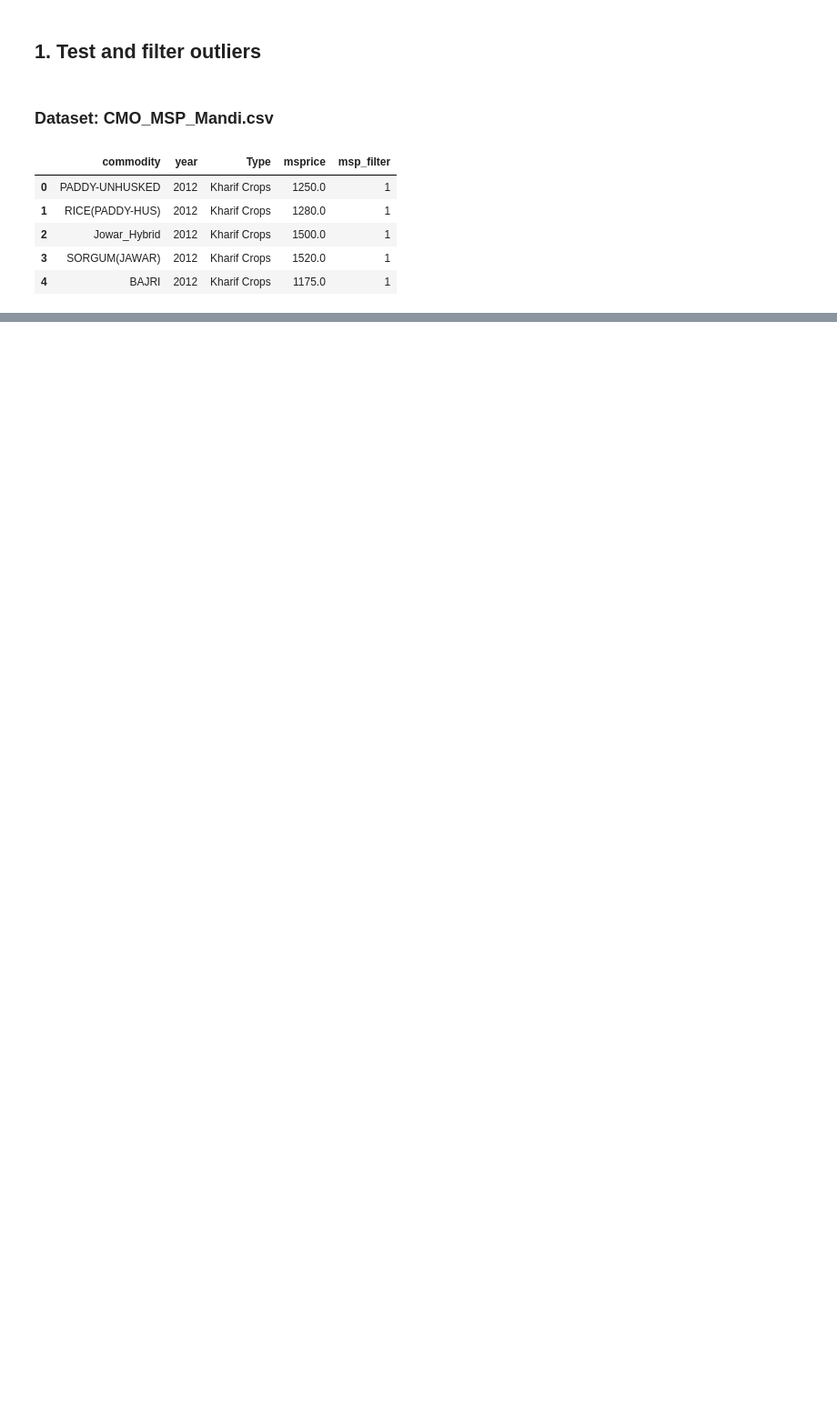
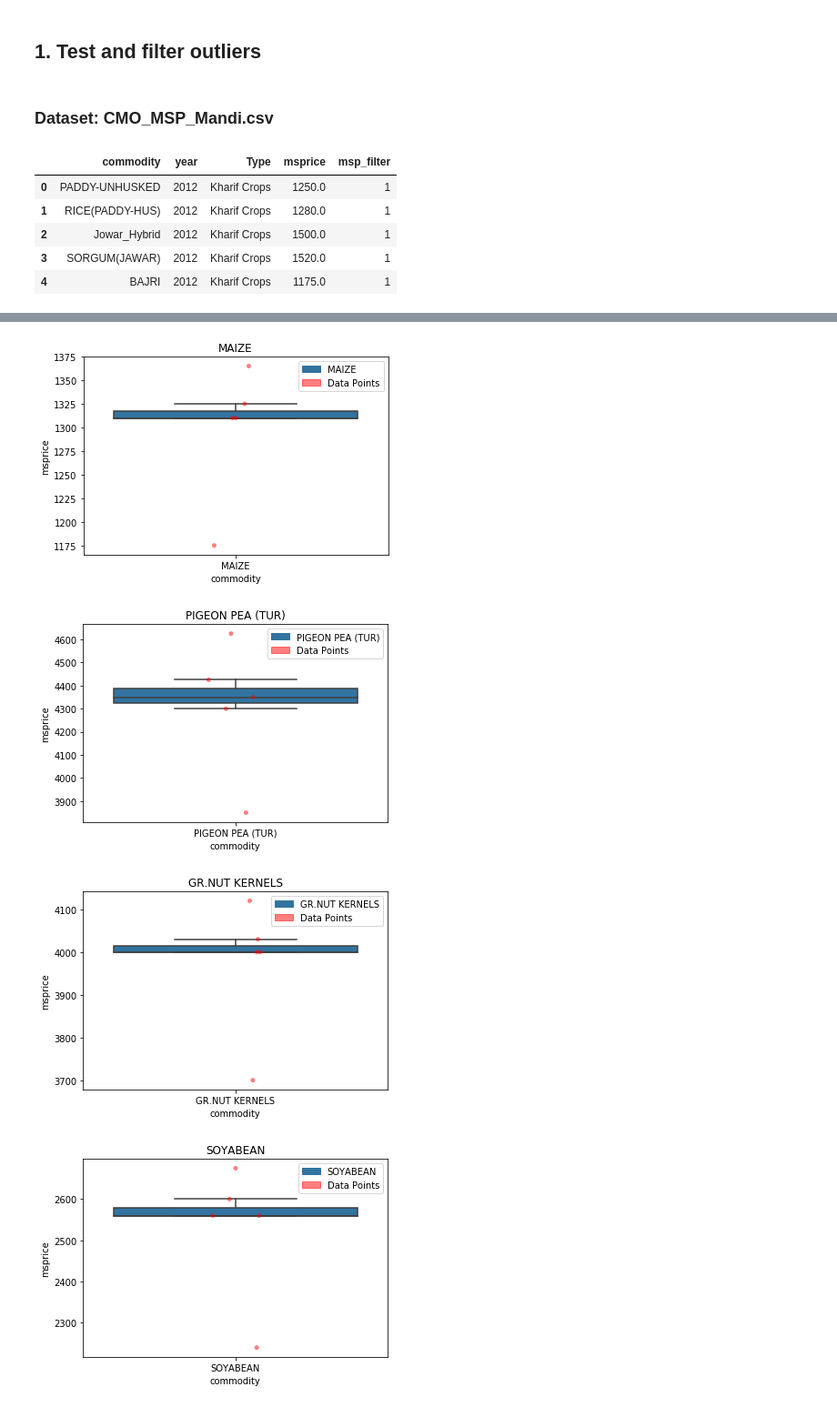
Before and after one commit to Vipul115/Statistical-Time-Series-Analysis-on-Agricultural-Commodity-Prices, a Jupyter notebook: Outlier detection.ipynb, the cells around one changed output, grey strips where cells are left out. Shown at 91% size. Cells and saved outputs as stored; diff of their text form; code cells hidden in the pictures; blank space fills up the shorter version.

```diff
--- a/Outlier detection.ipynb
+++ b/Outlier detection.ipynb
@@ -86,0 +113,7 @@ df.head()
+# %%
+plot_commodity_outliers(df[df["Type"]=="Kharif Crops"])
+# %% [output]
+[figure, added]
+[figure, added]
+[figure, added]
+[figure, added]
```
Also changed, not shown: parts of 13 cells of this notebook, 1 other file.
